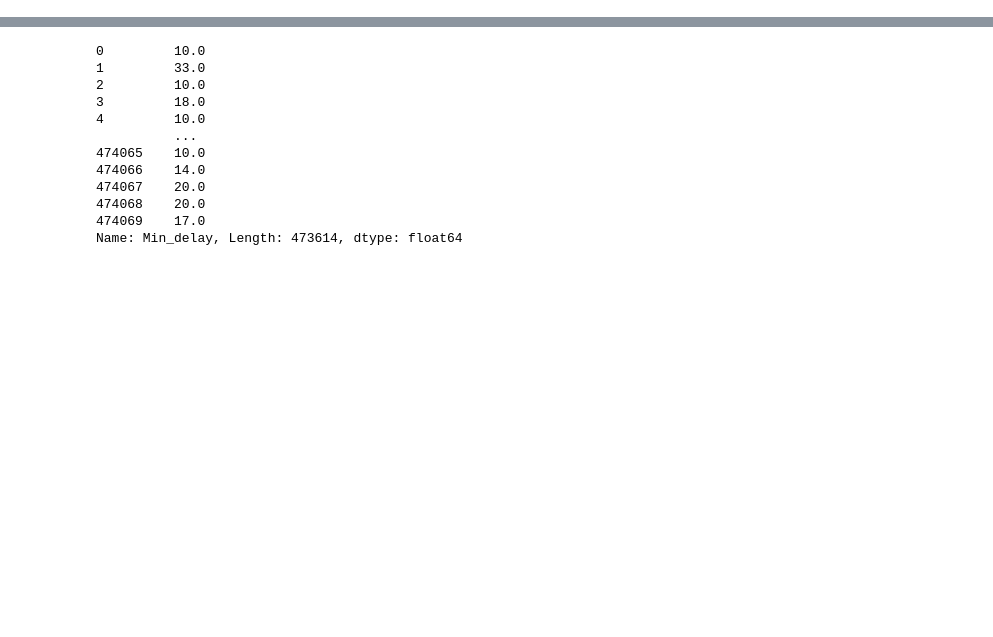
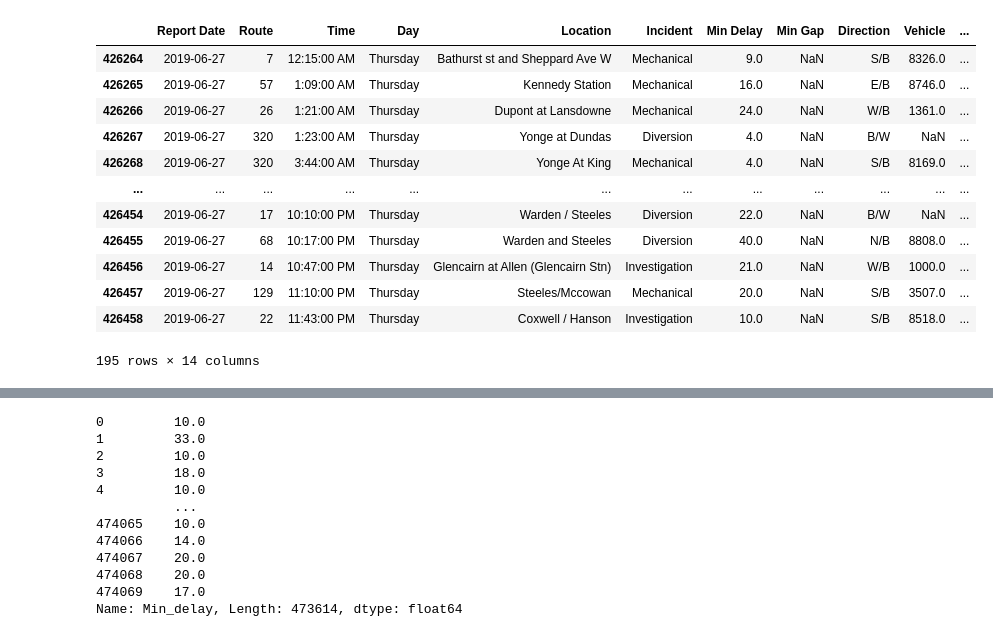
Before and after one commit to JasonYao3/TTC_transit_delay_proj, a Jupyter notebook: test.ipynb, the cells around one changed output, grey strips where cells are left out. Saved outputs shown, nothing was run; the diff lists cells and outputs as text; code cells hidden in the pictures; blank space fills up the shorter version.

```diff
--- a/test.ipynb
+++ b/test.ipynb
@@ -2,6 +2,8 @@
 import pandas as pd
 import os
 import seaborn as sns
+import numpy as np
+pd.options.display.max_rows = 2000
 # %%
 os.listdir()
 # %% [output]
@@ -14,5 +18,3 @@ os.listdir()
  'test.ipynb']
 # %%
-bus_df = pd.read_csv('merged_bus.csv', encoding='Latin-1')
-streetcar_df = pd.read_csv('merged_streetcar.csv', encoding='Latin-1')
-subway_df = pd.read_csv('merged_subway.csv', encoding='Latin-1')
+bus_df = pd.read_csv('./data/merged_bus.csv', encoding='Latin-1')
@@ -51,0 +43,2 @@ AttributeError: Can only use .str accessor with string values!
+# %%
+bus_df['Min Gap'].fillna(bus_df['Gap'], inplace=True)
@@ -52,3 +78,19 @@ AttributeError: Can only use .str accessor with string values!
+# %%
+bus_df[bus_df['Report Date'] == '2019-06-27']
+# %% [output]
+|  | Report Date | Route | Time | Day | Location | Incident | Min Delay | Min Gap | Direction | Vehicle | ... |
+| 426264 | 2019-06-27 | 7 | 12:15:00 AM | Thursday | Bathurst st and Sheppard Ave W | Mechanical | 9.0 | NaN | S/B | 8326.0 | ... |
+| 426265 | 2019-06-27 | 57 | 1:09:00 AM | Thursday | Kennedy Station | Mechanical | 16.0 | NaN | E/B | 8746.0 | ... |
+| 426266 | 2019-06-27 | 26 | 1:21:00 AM | Thursday | Dupont at Lansdowne | Mechanical | 24.0 | NaN | W/B | 1361.0 | ... |
+| 426267 | 2019-06-27 | 320 | 1:23:00 AM | Thursday | Yonge at Dundas | Diversion | 4.0 | NaN | B/W | NaN | ... |
+| 426268 | 2019-06-27 | 320 | 3:44:00 AM | Thursday | Yonge At King | Mechanical | 4.0 | NaN | S/B | 8169.0 | ... |
+| ... | ... | ... | ... | ... | ... | ... | ... | ... | ... | ... | ... |
+| 426454 | 2019-06-27 | 17 | 10:10:00 PM | Thursday | Warden / Steeles | Diversion | 22.0 | NaN | B/W | NaN | ... |
+| 426455 | 2019-06-27 | 68 | 10:17:00 PM | Thursday | Warden and Steeles | Diversion | 40.0 | NaN | N/B | 8808.0 | ... |
+| 426456 | 2019-06-27 | 14 | 10:47:00 PM | Thursday | Glencairn at Allen (Glencairn Stn) | Investigation | 21.0 | NaN | W/B | 1000.0 | ... |
+| 426457 | 2019-06-27 | 129 | 11:10:00 PM | Thursday | Steeles/Mccowan | Mechanical | 20.0 | NaN | S/B | 3507.0 | ... |
+| 426458 | 2019-06-27 | 22 | 11:43:00 PM | Thursday | Coxwell / Hanson | Investigation | 10.0 | NaN | S/B | 8518.0 | ... |
+195 rows × 14 columns
 # %%
 bus_df[bus_df['Incident'].isnull()]
 # %% [output]
```
Also changed, not shown: parts of 15 cells of this notebook, 3 other files.
